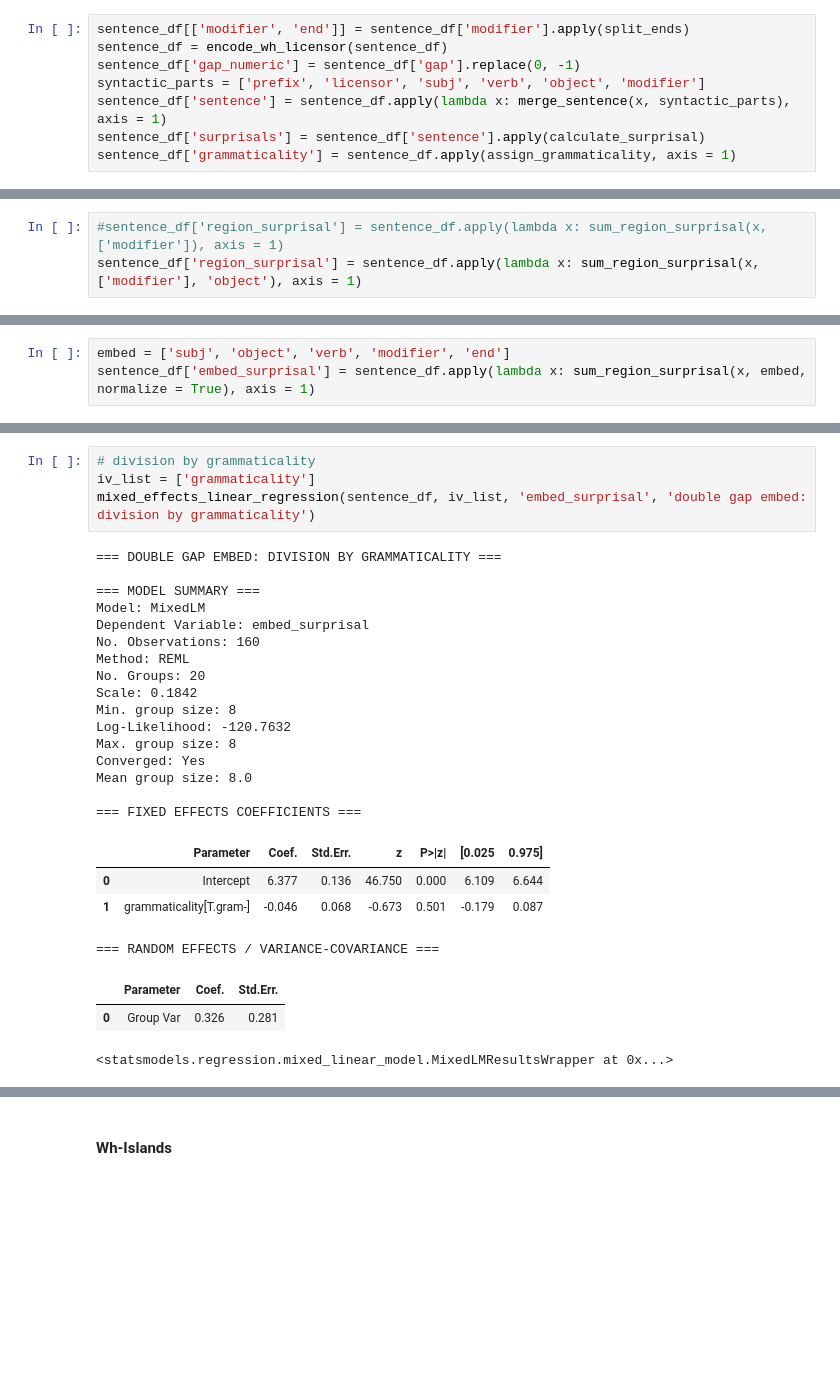
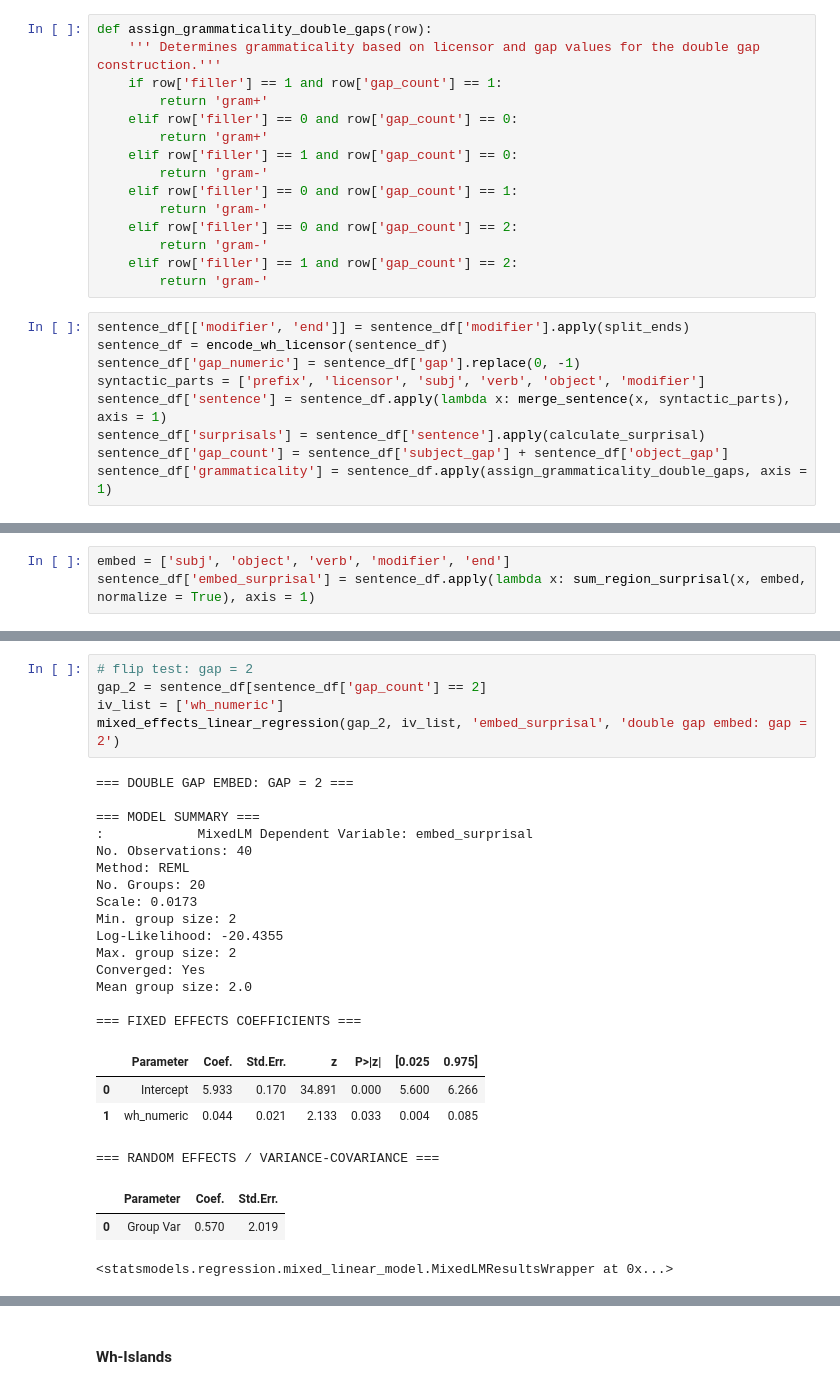
Before and after one commit to um-cap-lab/EMNLP-2025-submission, a Jupyter notebook: flip_test&division_by_grammaticality_gpt2_10M.ipynb, the cells around one changed output, grey strips where cells are left out. Saved outputs shown, nothing was run; the diff lists cells and outputs as text; blank space fills up the shorter version.

```diff
--- a/flip_test&division_by_grammaticality_gpt2_10M.ipynb
+++ b/flip_test&division_by_grammaticality_gpt2_10M.ipynb
@@ -793,6 +793,21 @@ Mean group size: 16.0
 #### Double Gaps
 # %%
 sentence_df = pd.read_csv('test_sentences/Double Gaps.csv')
+# %%
+def assign_grammaticality_double_gaps(row):
+    ''' Determines grammaticality based on licensor and gap values for the double gap construction.'''
+    if row['filler'] == 1 and row['gap_count'] == 1:
+        return 'gram+'
+    elif row['filler'] == 0 and row['gap_count'] == 0:
+        return 'gram+'
+    elif row['filler'] == 1 and row['gap_count'] == 0:
+        return 'gram-'
+    elif row['filler'] == 0 and row['gap_count'] == 1:
+        return 'gram-'
+    elif row['filler'] == 0 and row['gap_count'] == 2:
+        return 'gram-'
+    elif row['filler'] == 1 and row['gap_count'] == 2:
+        return 'gram-'
 # %%
 sentence_df[['modifier', 'end']] = sentence_df['modifier'].apply(split_ends)
 sentence_df = encode_wh_licensor(sentence_df)
@@ -800,4 +815,5 @@ sentence_df['gap_numeric'] = sentence_df['gap'].replace(0, -1)
 syntactic_parts = ['prefix', 'licensor', 'subj', 'verb', 'object', 'modifier']
 sentence_df['sentence'] = sentence_df.apply(lambda x: merge_sentence(x, syntactic_parts), axis = 1)
 sentence_df['surprisals'] = sentence_df['sentence'].apply(calculate_surprisal)
-sentence_df['grammaticality'] = sentence_df.apply(assign_grammaticality, axis = 1)
+sentence_df['gap_count'] = sentence_df['subject_gap'] + sentence_df['object_gap']
+sentence_df['grammaticality'] = sentence_df.apply(assign_grammaticality_double_gaps, axis = 1)
@@ -806,3 +819,0 @@ Post Gap Region - Modifier
-# %%
-#sentence_df['region_surprisal'] = sentence_df.apply(lambda x: sum_region_surprisal(x, ['modifier']), axis = 1)
-sentence_df['region_surprisal'] = sentence_df.apply(lambda x: sum_region_surprisal(x, ['modifier'], 'object'), axis = 1)
@@ -1129,29 +880,29 @@ Mean group size: 6.0
 <statsmodels.regression.mixed_linear_model.MixedLMResultsWrapper at 0x...>
 # %%
-# division by grammaticality
-iv_list = ['grammaticality']
-mixed_effects_linear_regression(sentence_df, iv_list, 'embed_surprisal', 'double gap embed: division by grammaticality')
+# flip test: gap = 2
+gap_2 = sentence_df[sentence_df['gap_count'] == 2]
+iv_list = ['wh_numeric']
+mixed_effects_linear_regression(gap_2, iv_list, 'embed_surprisal', 'double gap embed: gap = 2')
 # %% [output]
-=== DOUBLE GAP EMBED: DIVISION BY GRAMMATICALITY ===
+=== DOUBLE GAP EMBED: GAP = 2 ===
 
 === MODEL SUMMARY ===
-Model: MixedLM
-Dependent Variable: embed_surprisal
-No. Observations: 160
+:            MixedLM Dependent Variable: embed_surprisal
+No. Observations: 40
 Method: REML
 No. Groups: 20
-Scale: 0.1842
-Min. group size: 8
-Log-Likelihood: -120.7632
-Max. group size: 8
+Scale: 0.0173
+Min. group size: 2
+Log-Likelihood: -20.4355
+Max. group size: 2
 Converged: Yes
-Mean group size: 8.0
+Mean group size: 2.0
 
 === FIXED EFFECTS COEFFICIENTS ===
 |  | Parameter | Coef. | Std.Err. | z | P>|z| | [0.025 | 0.975] |
-| 0 | Intercept | 6.377 | 0.136 | 46.750 | 0.000 | 6.109 | 6.644 |
-| 1 | grammaticality[T.gram-] | -0.046 | 0.068 | -0.673 | 0.501 | -0.179 | 0.087 |
+| 0 | Intercept | 5.933 | 0.170 | 34.891 | 0.000 | 5.600 | 6.266 |
+| 1 | wh_numeric | 0.044 | 0.021 | 2.133 | 0.033 | 0.004 | 0.085 |
 === RANDOM EFFECTS / VARIANCE-COVARIANCE ===
 |  | Parameter | Coef. | Std.Err. |
-| 0 | Group Var | 0.326 | 0.281 |
+| 0 | Group Var | 0.570 | 2.019 |
 <statsmodels.regression.mixed_linear_model.MixedLMResultsWrapper at 0x...>
```
Also changed, not shown: parts of 27 cells of this notebook, 2 other files.
